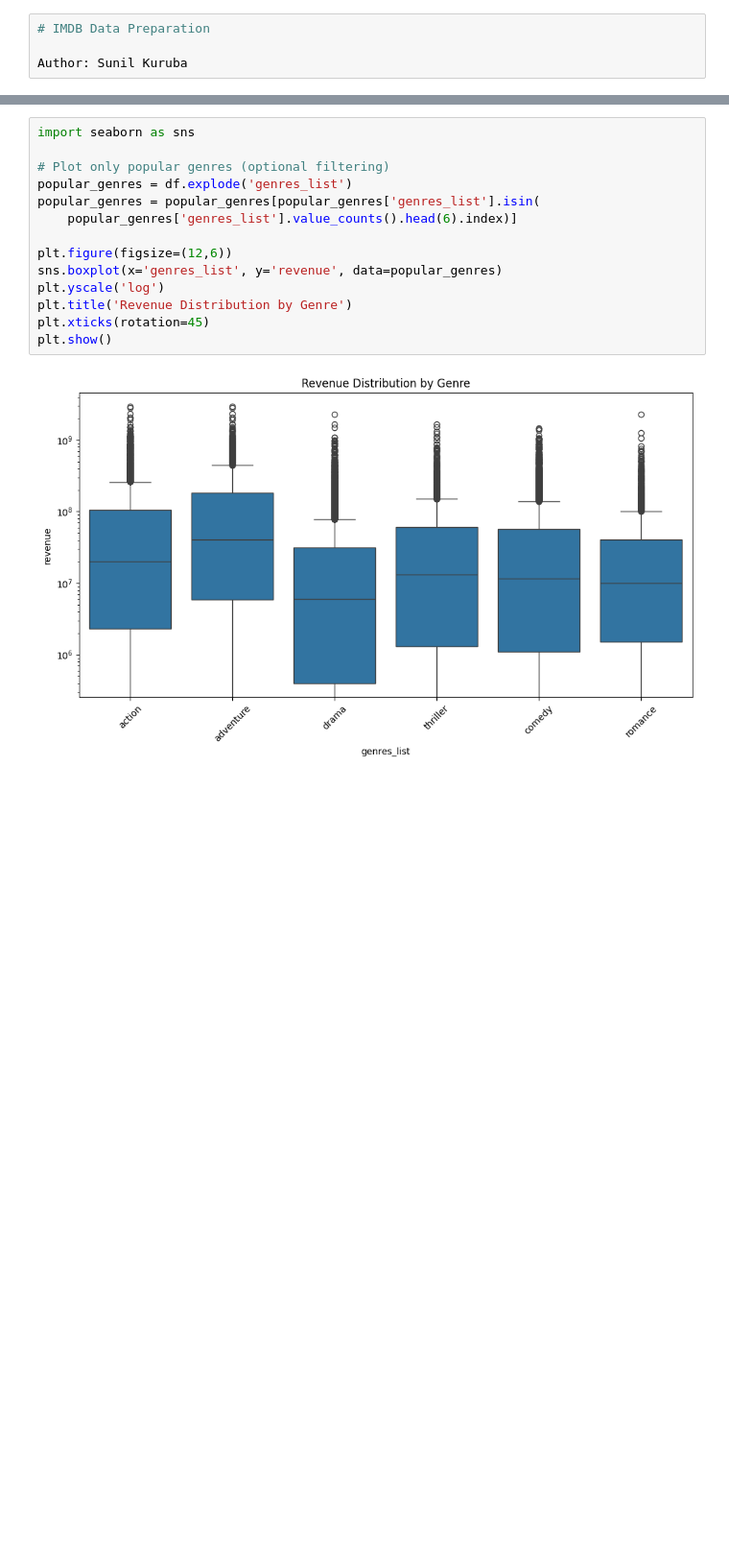
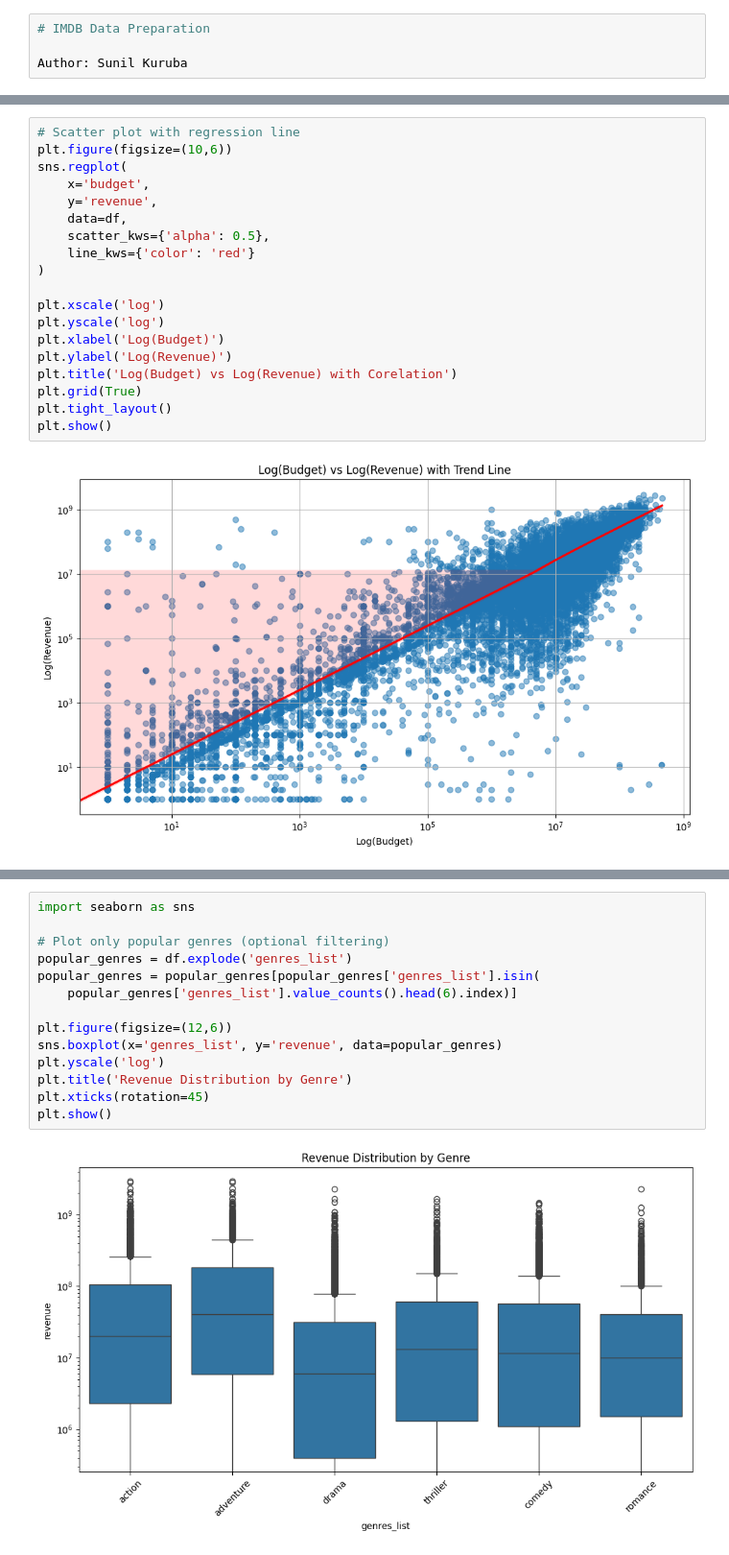
Before and after one commit to nithish-kumar-t/movie-box-office-prediction, a Jupyter notebook: timbd-data-cleaning.ipynb, the cells around one changed output, grey strips where cells are left out. Shown at 96% size. Saved outputs shown, nothing was run; the diff lists cells and outputs as text; blank space fills up the shorter version.

```diff
--- a/timbd-data-cleaning.ipynb
+++ b/timbd-data-cleaning.ipynb
@@ -66,0 +114,21 @@ plt.show()
+# %%
+# Scatter plot with regression line
+plt.figure(figsize=(10,6))
+sns.regplot(
+    x='budget',
+    y='revenue',
+    data=df,
+    scatter_kws={'alpha': 0.5},
+    line_kws={'color': 'red'}
+)
+
+plt.xscale('log')
+plt.yscale('log')
+plt.xlabel('Log(Budget)')
+plt.ylabel('Log(Revenue)')
+plt.title('Log(Budget) vs Log(Revenue) with Corelation')
+plt.grid(True)
+plt.tight_layout()
+plt.show()
+# %% [output]
+[figure, added]
```
Also changed, not shown: parts of 25 cells of this notebook.
